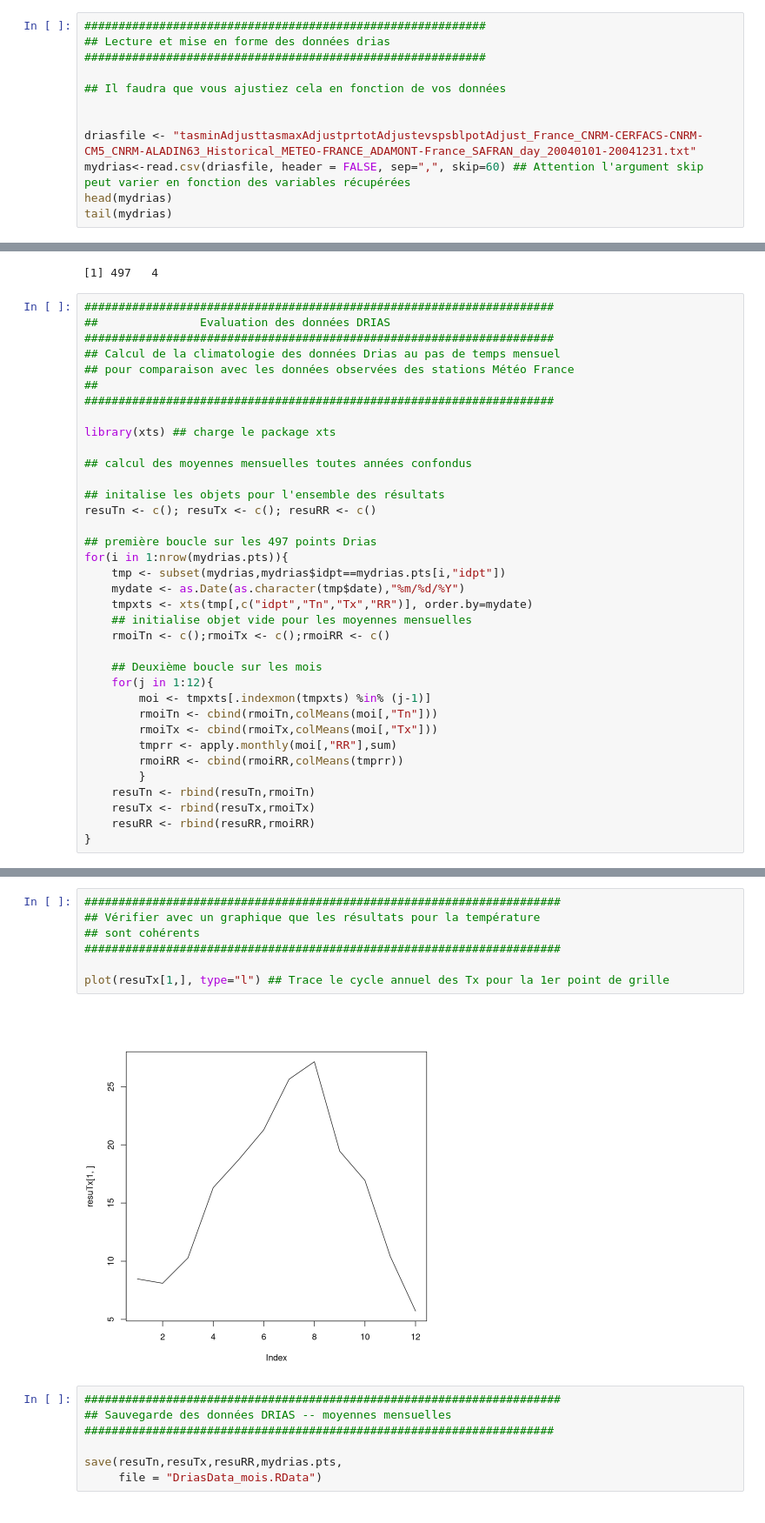
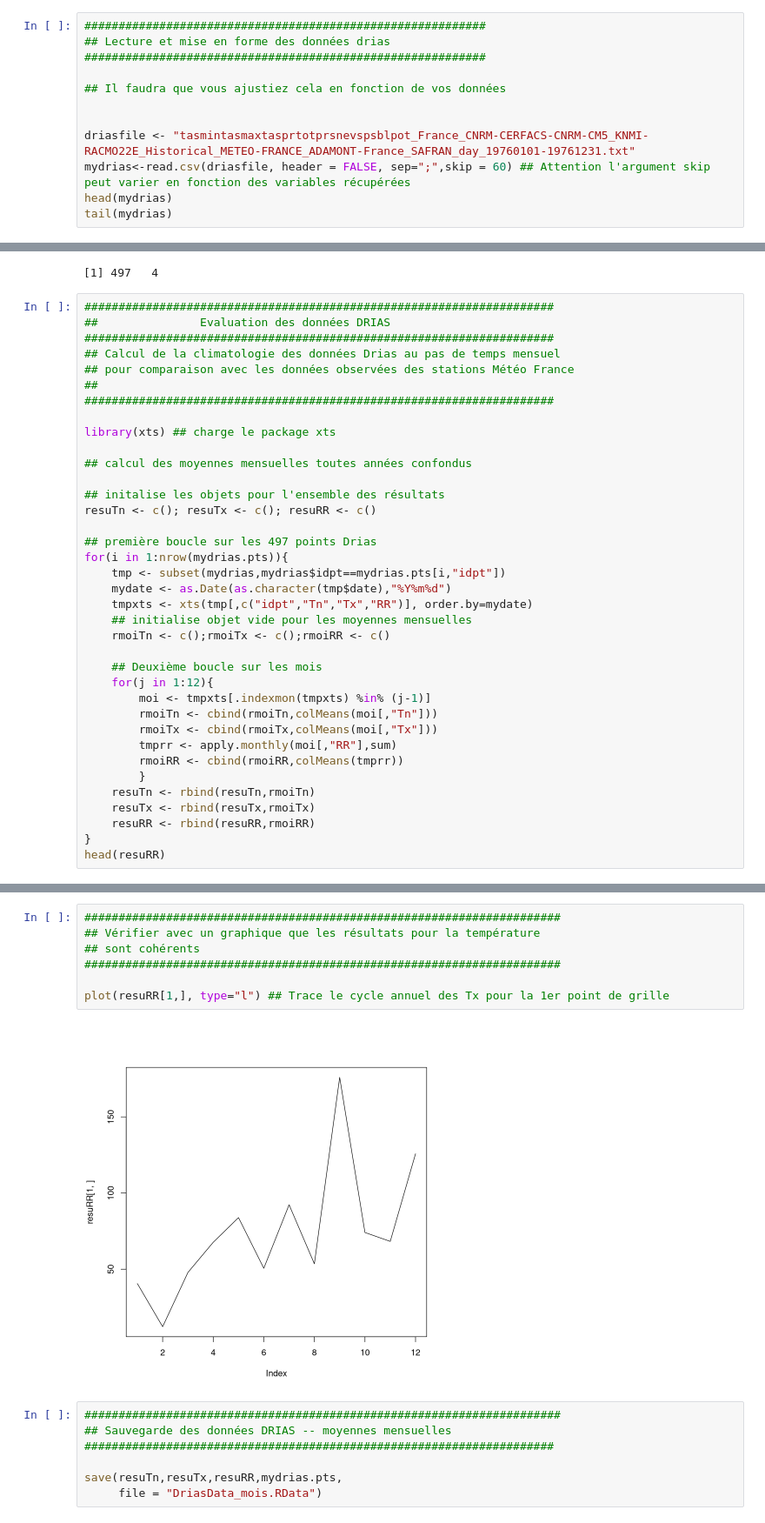
Before and after one commit to thierrycastel/tcnotebook, a Jupyter notebook: M2SEME_UE4/TD1_DriasEDA.ipynb, the cells around one changed output, grey strips where cells are left out. Shown at 87% size. Saved outputs shown, nothing was run; the diff lists cells and outputs as text.

```diff
--- a/M2SEME_UE4/TD1_DriasEDA.ipynb
+++ b/M2SEME_UE4/TD1_DriasEDA.ipynb
@@ -14,8 +29,8 @@ getwd()
 ## Il faudra que vous ajustiez cela en fonction de vos données
 
 
-driasfile <- "tasminAdjusttasmaxAdjustprtotAdjustevspsblpotAdjust_France_CNRM-CERFACS-CNRM-CM5_CNRM-ALADIN63_Historical_METEO-FRANCE_ADAMONT-France_SAFRAN_day_20040101-20041231.txt"
-mydrias<-read.csv(driasfile, header = FALSE, sep=",", skip=60) ## Attention l'argument skip peut varier en fonction des variables récupérées
+driasfile <- "tasmintasmaxtasprtotprsnevspsblpot_France_CNRM-CERFACS-CNRM-CM5_KNMI-RACMO22E_Historical_METEO-FRANCE_ADAMONT-France_SAFRAN_day_19760101-19761231.txt"
+mydrias<-read.csv(driasfile, header = FALSE, sep=";",skip = 60) ## Attention l'argument skip peut varier en fonction des variables récupérées
 head(mydrias)
 tail(mydrias)
 # %% [output]
@@ -99,7 +113,7 @@ resuTn <- c(); resuTx <- c(); resuRR <- c()
 ## première boucle sur les 497 points Drias
 for(i in 1:nrow(mydrias.pts)){
     tmp <- subset(mydrias,mydrias$idpt==mydrias.pts[i,"idpt"])
-    mydate <- as.Date(as.character(tmp$date),"%m/%d/%Y")
+    mydate <- as.Date(as.character(tmp$date),"%Y%m%d")
     tmpxts <- xts(tmp[,c("idpt","Tn","Tx","RR")], order.by=mydate)
     ## initialise objet vide pour les moyennes mensuelles
     rmoiTn <- c();rmoiTx <- c();rmoiRR <- c()
@@ -116,6 +130,7 @@ for(i in 1:nrow(mydrias.pts)){
     resuTx <- rbind(resuTx,rmoiTx)
     resuRR <- rbind(resuRR,rmoiRR)
 }
+head(resuRR)
 # %% [output]
 Le chargement a nécessité le package : zoo
 
@@ -148,12 +170,12 @@ A matrix: 6 × 12 of type dbl
 # %%
 ######################################################################
 ## Vérifier avec un graphique que les résultats pour la température
 ## sont cohérents
 ######################################################################
 
-plot(resuTx[1,], type="l") ## Trace le cycle annuel des Tx pour la 1er point de grille
+plot(resuRR[1,], type="l") ## Trace le cycle annuel des Tx pour la 1er point de grille
 # %% [output]
-[figure, old version]
+[figure, new version]
 # %%
 ######################################################################
 ## Sauvegarde des données DRIAS -- moyennes mensuelles
```
Also changed, not shown: parts of 6 cells of this notebook, 5 other files.
